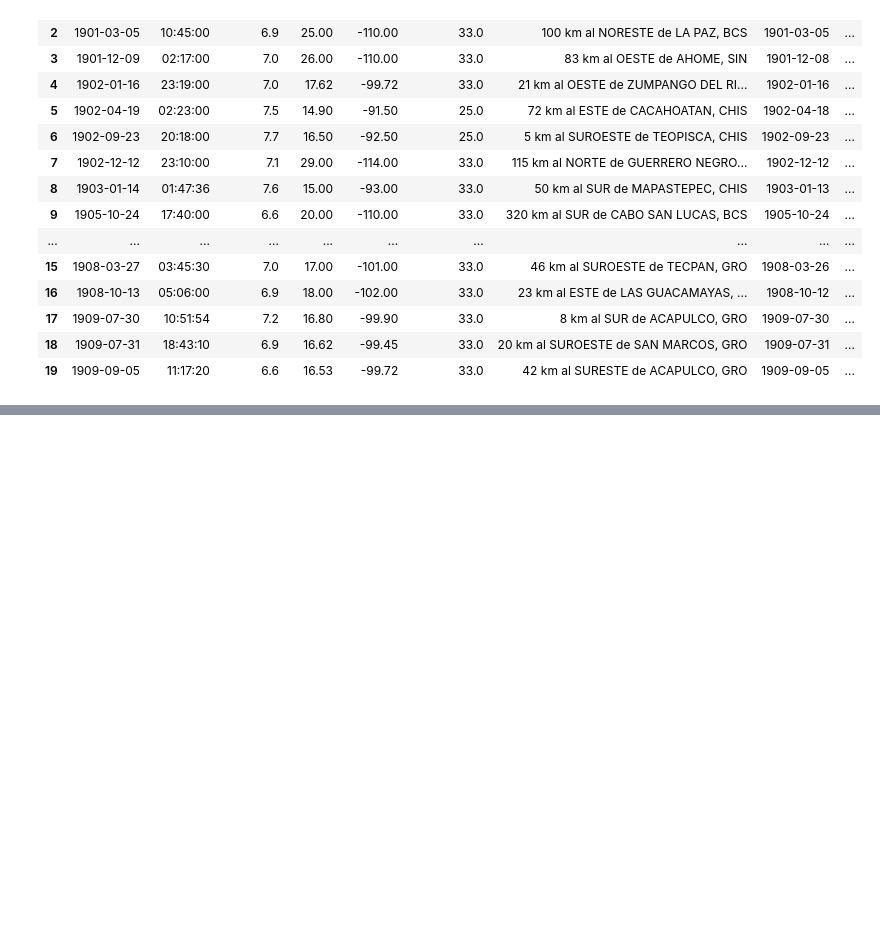
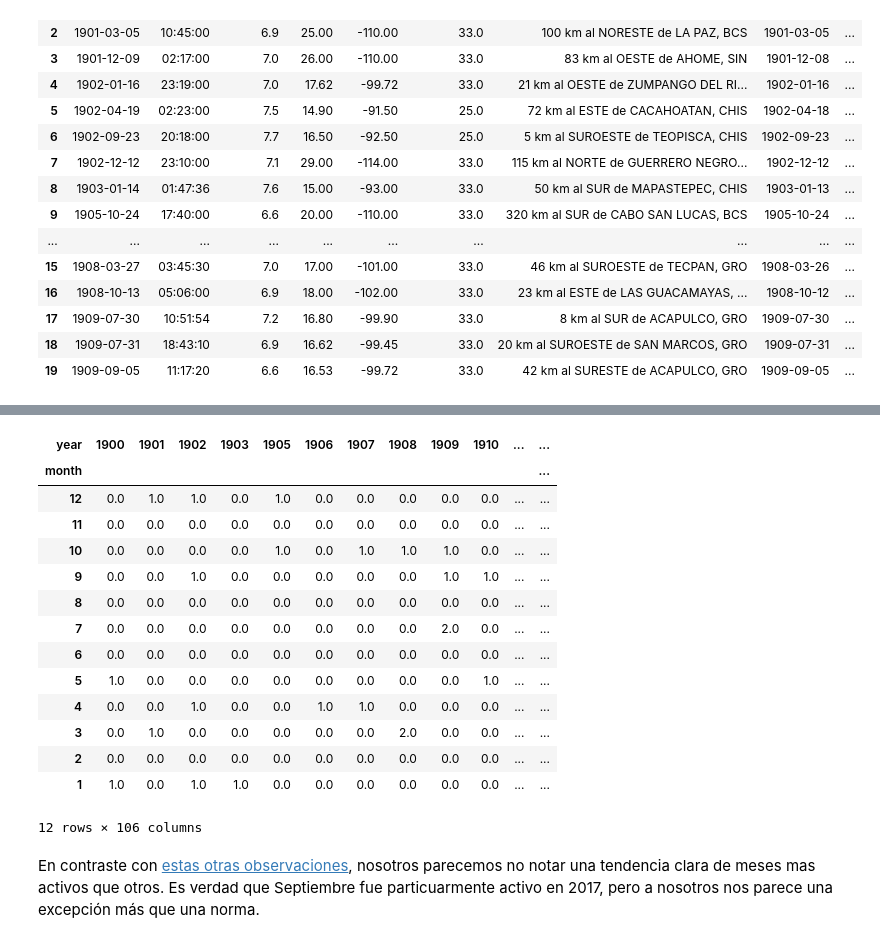
Before and after one commit to rzavalet/tremere, a Jupyter notebook: notebook/explore-dataset.ipynb, the cells around one changed output, grey strips where cells are left out. Cells and saved outputs as stored; diff of their text form; code cells hidden in the pictures; blank space fills up the shorter version.

```diff
--- a/notebook/explore-dataset.ipynb
+++ b/notebook/explore-dataset.ipynb
@@ -58,0 +98,20 @@ df2.plot.bar()
+# %%
+heatmap_data
+# %% [output]
+| year | 1900 | 1901 | 1902 | 1903 | 1905 | 1906 | 1907 | 1908 | 1909 | 1910 | ... | ... |
+| month |  |  |  |  |  |  |  |  |  |  |  | ... |
+| 12 | 0.0 | 1.0 | 1.0 | 0.0 | 1.0 | 0.0 | 0.0 | 0.0 | 0.0 | 0.0 | ... | ... |
+| 11 | 0.0 | 0.0 | 0.0 | 0.0 | 0.0 | 0.0 | 0.0 | 0.0 | 0.0 | 0.0 | ... | ... |
+| 10 | 0.0 | 0.0 | 0.0 | 0.0 | 1.0 | 0.0 | 1.0 | 1.0 | 1.0 | 0.0 | ... | ... |
+| 9 | 0.0 | 0.0 | 1.0 | 0.0 | 0.0 | 0.0 | 0.0 | 0.0 | 1.0 | 1.0 | ... | ... |
+| 8 | 0.0 | 0.0 | 0.0 | 0.0 | 0.0 | 0.0 | 0.0 | 0.0 | 0.0 | 0.0 | ... | ... |
+| 7 | 0.0 | 0.0 | 0.0 | 0.0 | 0.0 | 0.0 | 0.0 | 0.0 | 2.0 | 0.0 | ... | ... |
+| 6 | 0.0 | 0.0 | 0.0 | 0.0 | 0.0 | 0.0 | 0.0 | 0.0 | 0.0 | 0.0 | ... | ... |
+| 5 | 1.0 | 0.0 | 0.0 | 0.0 | 0.0 | 0.0 | 0.0 | 0.0 | 0.0 | 1.0 | ... | ... |
+| 4 | 0.0 | 0.0 | 1.0 | 0.0 | 0.0 | 1.0 | 1.0 | 0.0 | 0.0 | 0.0 | ... | ... |
+| 3 | 0.0 | 1.0 | 0.0 | 0.0 | 0.0 | 0.0 | 0.0 | 2.0 | 0.0 | 0.0 | ... | ... |
+| 2 | 0.0 | 0.0 | 0.0 | 0.0 | 0.0 | 0.0 | 0.0 | 0.0 | 0.0 | 0.0 | ... | ... |
+| 1 | 1.0 | 0.0 | 1.0 | 1.0 | 0.0 | 0.0 | 0.0 | 0.0 | 0.0 | 0.0 | ... | ... |
+12 rows × 106 columns
+# %% [markdown]
+En contraste con [estas otras observaciones](https://github.com/johnrocamora/ds_seismic_analysis_mexico.git), nosotros parecemos no notar una tendencia clara de meses mas activos que otros. Es verdad que Septiembre fue particuarmente activo en 2017, pero a nosotros nos parece una excepción más que una norma.
```
Also changed, not shown: parts of 26 cells of this notebook.
